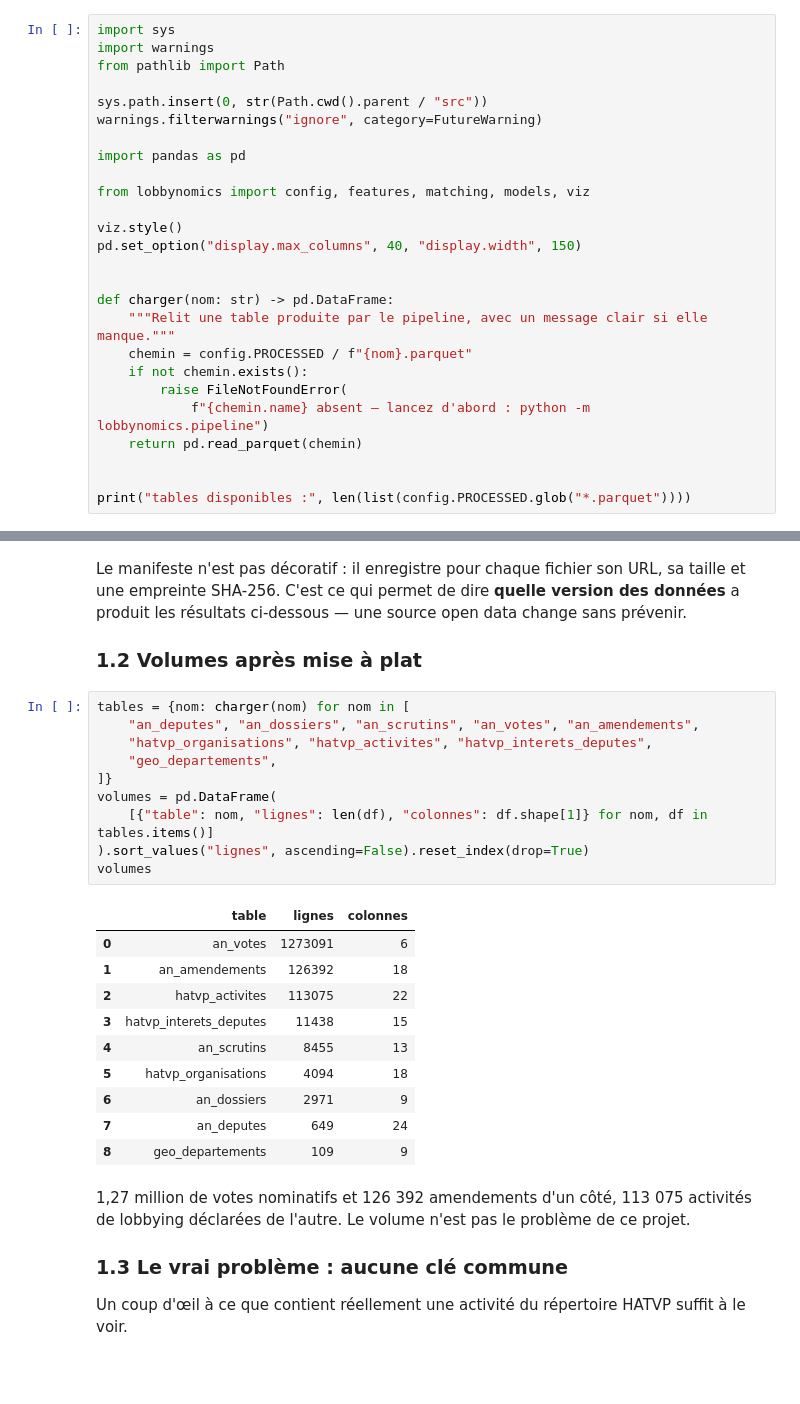
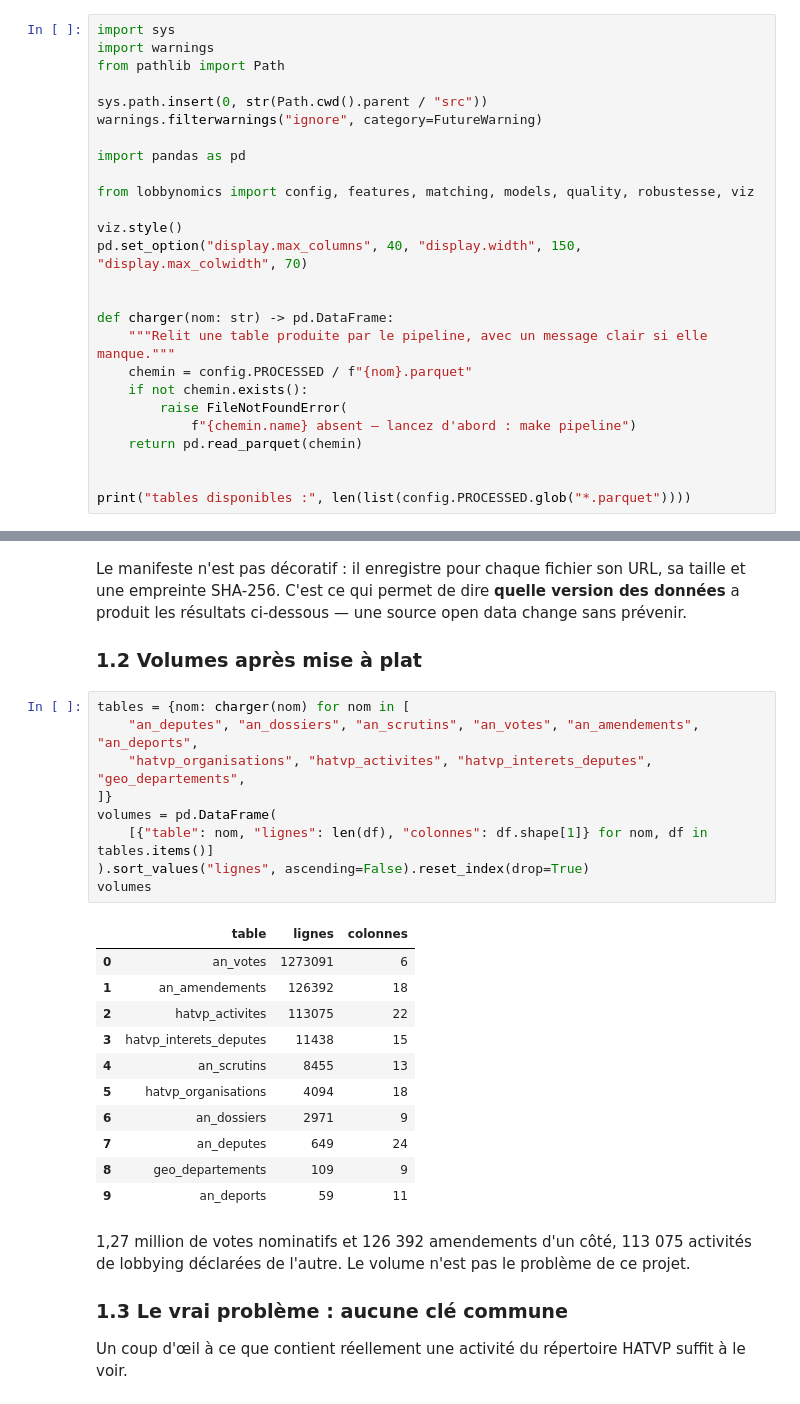
Before and after one commit to nicolleremanto/Cartographier-lobbie-AssemNat-, a Jupyter notebook: notebooks/rapport.ipynb, the cells around one changed output, grey strips where cells are left out. Cells and saved outputs as stored; diff of their text form; blank space fills up the shorter version.

```diff
--- a/notebooks/rapport.ipynb
+++ b/notebooks/rapport.ipynb
@@ -29,10 +33,10 @@ warnings.filterwarnings("ignore", category=FutureWarning)
 
 import pandas as pd
 
-from lobbynomics import config, features, matching, models, viz
+from lobbynomics import config, features, matching, models, quality, robustesse, viz
 
 viz.style()
-pd.set_option("display.max_columns", 40, "display.width", 150)
+pd.set_option("display.max_columns", 40, "display.width", 150, "display.max_colwidth", 70)
 
 
 def charger(nom: str) -> pd.DataFrame:
@@ -40,7 +44,7 @@ def charger(nom: str) -> pd.DataFrame:
     chemin = config.PROCESSED / f"{nom}.parquet"
     if not chemin.exists():
         raise FileNotFoundError(
-            f"{chemin.name} absent — lancez d'abord : python -m lobbynomics.pipeline")
+            f"{chemin.name} absent — lancez d'abord : make pipeline")
     return pd.read_parquet(chemin)
 
 
@@ -80,25 +84,25 @@ les résultats ci-dessous — une source open data change sans prévenir.
 ### 1.2 Volumes après mise à plat
 # %%
 tables = {nom: charger(nom) for nom in [
-    "an_deputes", "an_dossiers", "an_scrutins", "an_votes", "an_amendements",
-    "hatvp_organisations", "hatvp_activites", "hatvp_interets_deputes",
-    "geo_departements",
+    "an_deputes", "an_dossiers", "an_scrutins", "an_votes", "an_amendements", "an_deports",
+    "hatvp_organisations", "hatvp_activites", "hatvp_interets_deputes", "geo_departements",
 ]}
 volumes = pd.DataFrame(
     [{"table": nom, "lignes": len(df), "colonnes": df.shape[1]} for nom, df in tables.items()]
 ).sort_values("lignes", ascending=False).reset_index(drop=True)
 volumes
 # %% [output]
 |  | table | lignes | colonnes |
 | 0 | an_votes | 1273091 | 6 |
 | 1 | an_amendements | 126392 | 18 |
 | 2 | hatvp_activites | 113075 | 22 |
 | 3 | hatvp_interets_deputes | 11438 | 15 |
 | 4 | an_scrutins | 8455 | 13 |
 | 5 | hatvp_organisations | 4094 | 18 |
 | 6 | an_dossiers | 2971 | 9 |
 | 7 | an_deputes | 649 | 24 |
 | 8 | geo_departements | 109 | 9 |
+| 9 | an_deports | 59 | 11 |
 # %% [markdown]
 1,27 million de votes nominatifs et 126 392 amendements d'un côté, 113 075 activités de
 lobbying déclarées de l'autre. Le volume n'est pas le problème de ce projet.
```
Also changed, not shown: parts of 75 cells of this notebook, 27 other files.
